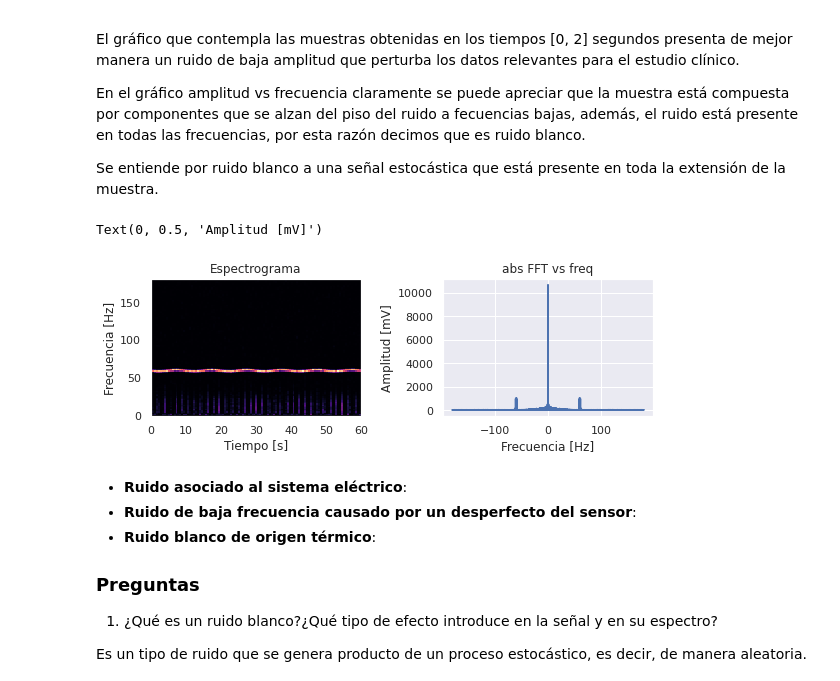
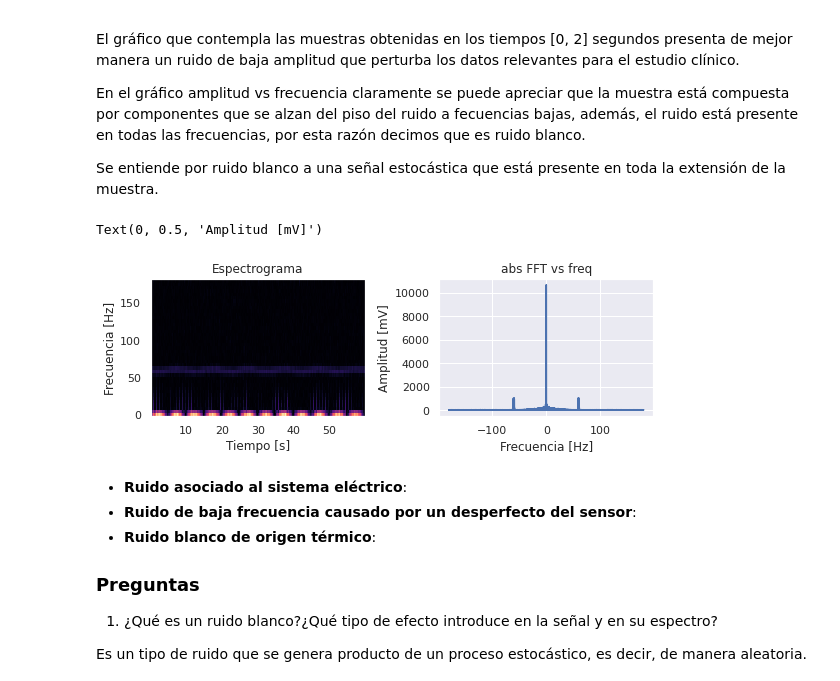
Before and after one commit to Rickiwasho/Analisis-sistemas-lineales, a Jupyter notebook: docs/tarea2/tarea2_info183.ipynb, the cells around one changed output. Cells and saved outputs as stored; diff of their text form; code cells hidden in the pictures.

```diff
--- a/docs/tarea2/tarea2_info183.ipynb
+++ b/docs/tarea2/tarea2_info183.ipynb
@@ -102,29 +102,34 @@ Se entiende por ruido blanco a una señal estocástica que está presente en tod
 # %%
 
 fig, (ax5, ax6) = plt.subplots(1,2, figsize=(8,3), tight_layout= True)
+Nw = 80
 
 # hay que definir las especificaciones adecuadas para un espectrograma de calidad
 f,t, Sxx = scipy.signal.spectrogram(data, #señal
                                     Fs, #frecuencia muestreo
                                     window=('kaiser', 6), # tipo ventana
-                                    nperseg=200, #largo de ventana
-                                    noverlap=1/100, #cantidad de traslape
+                                    nperseg=Nw, #largo de ventana
+                                    noverlap=Nw//1.5, #cantidad de traslape
+                                    detrend=False,
+                                    #return_onesided=True,
+                                    #scaling='density',
+                                    mode='magnitude',
                                     )
 
 
 ax5.pcolormesh(t, f, Sxx, cmap=plt.cm.magma, shading= 'auto')
 ax5.set_title('Espectrograma')
 ax5.set_xlabel('Tiempo [s]')
 ax5.set_ylabel('Frecuencia [Hz]')
 
 
 ax6.plot(freqs, SA)
 ax6.set_title('abs FFT vs freq')
 ax6.set_xlabel('Frecuencia [Hz]')
 ax6.set_ylabel('Amplitud [mV]')
 # %% [output]
 Text(0, 0.5, 'Amplitud [mV]')
-[figure, old version]
+[figure, new version]
 # %% [markdown]
 - **Ruido asociado al sistema eléctrico**:
 - **Ruido de baja frecuencia causado por un desperfecto del sensor**:
```
Also changed, not shown: parts of 2 cells of this notebook, 4 other files.
